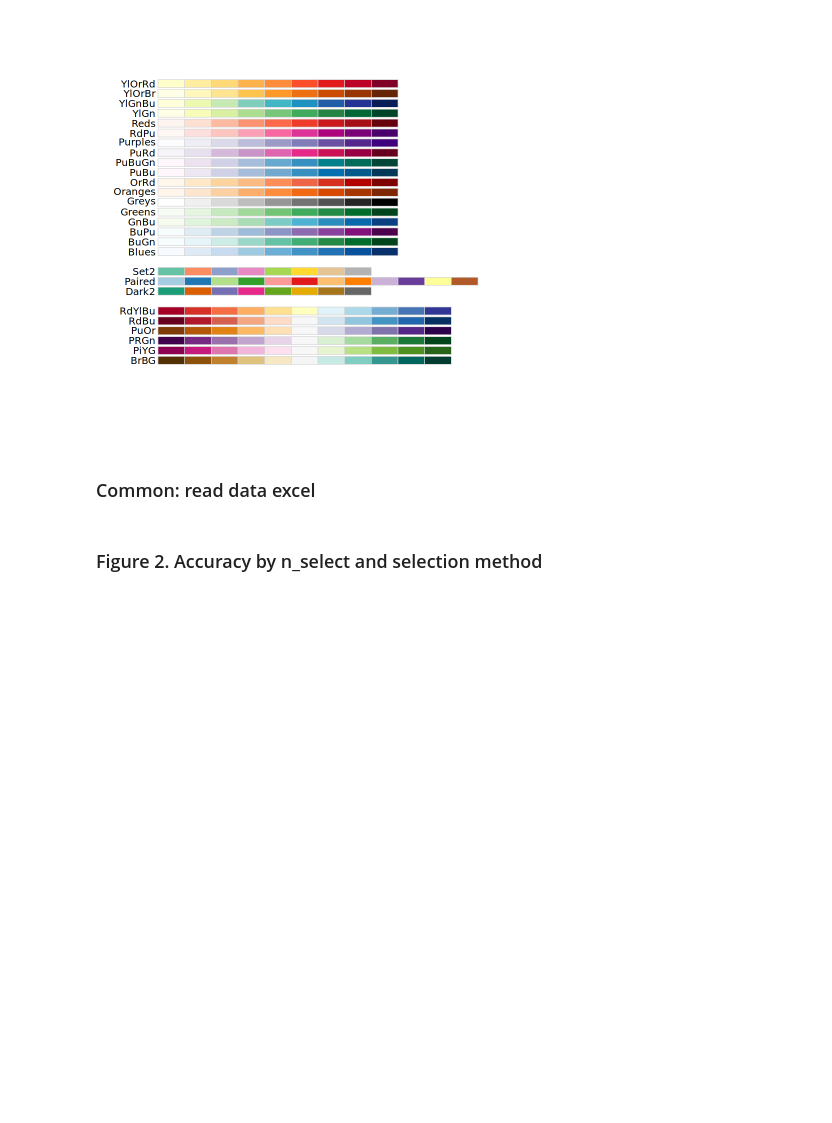
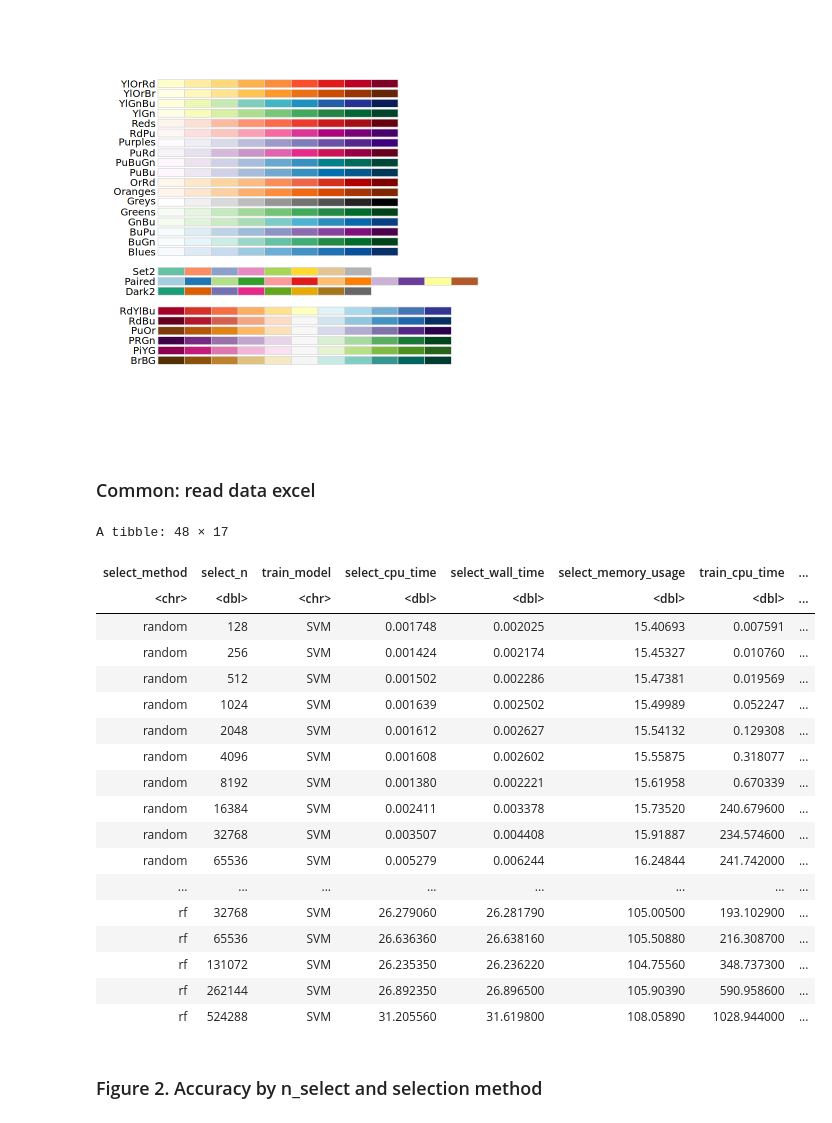
Before and after one commit to Jinhyun-Kim/geography_prediction, a Jupyter notebook: draw_figure.ipynb, the cells around one changed output. Saved outputs shown, nothing was run; the diff lists cells and outputs as text; code cells hidden in the pictures; blank space fills up the shorter version.

```diff
--- a/draw_figure.ipynb
+++ b/draw_figure.ipynb
@@ -29,3 +17,25 @@ df = read_excel("/home/jinhyun/codes/geography_prediction/Geography prediction e
+# %%
+df
+# %% [output]
+A tibble: 48 × 17
+| select_method | select_n | train_model | select_cpu_time | select_wall_time | select_memory_usage | train_cpu_time | ... |
+| <chr> | <dbl> | <chr> | <dbl> | <dbl> | <dbl> | <dbl> | ... |
+| random | 128 | SVM | 0.001748 | 0.002025 | 15.40693 | 0.007591 | ... |
+| random | 256 | SVM | 0.001424 | 0.002174 | 15.45327 | 0.010760 | ... |
+| random | 512 | SVM | 0.001502 | 0.002286 | 15.47381 | 0.019569 | ... |
+| random | 1024 | SVM | 0.001639 | 0.002502 | 15.49989 | 0.052247 | ... |
+| random | 2048 | SVM | 0.001612 | 0.002627 | 15.54132 | 0.129308 | ... |
+| random | 4096 | SVM | 0.001608 | 0.002602 | 15.55875 | 0.318077 | ... |
+| random | 8192 | SVM | 0.001380 | 0.002221 | 15.61958 | 0.670339 | ... |
+| random | 16384 | SVM | 0.002411 | 0.003378 | 15.73520 | 240.679600 | ... |
+| random | 32768 | SVM | 0.003507 | 0.004408 | 15.91887 | 234.574600 | ... |
+| random | 65536 | SVM | 0.005279 | 0.006244 | 16.24844 | 241.742000 | ... |
+| ... | ... | ... | ... | ... | ... | ... | ... |
+| rf | 32768 | SVM | 26.279060 | 26.281790 | 105.00500 | 193.102900 | ... |
+| rf | 65536 | SVM | 26.636360 | 26.638160 | 105.50880 | 216.308700 | ... |
+| rf | 131072 | SVM | 26.235350 | 26.236220 | 104.75560 | 348.737300 | ... |
+| rf | 262144 | SVM | 26.892350 | 26.896500 | 105.90390 | 590.958600 | ... |
+| rf | 524288 | SVM | 31.205560 | 31.619800 | 108.05890 | 1028.944000 | ... |
 # %% [markdown]
 ### Figure 2. Accuracy by n_select and selection method
 # %%
```
Also changed, not shown: parts of 8 cells of this notebook, 1 other file.
